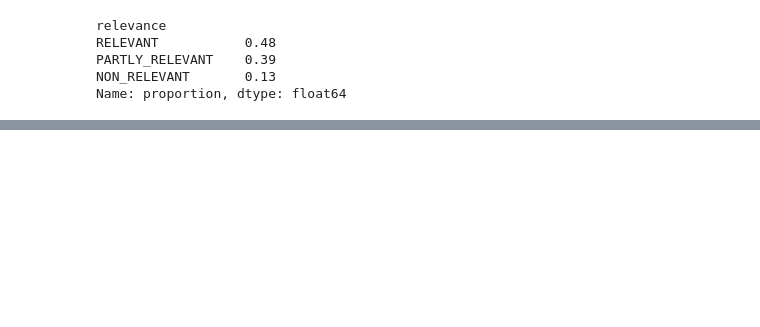
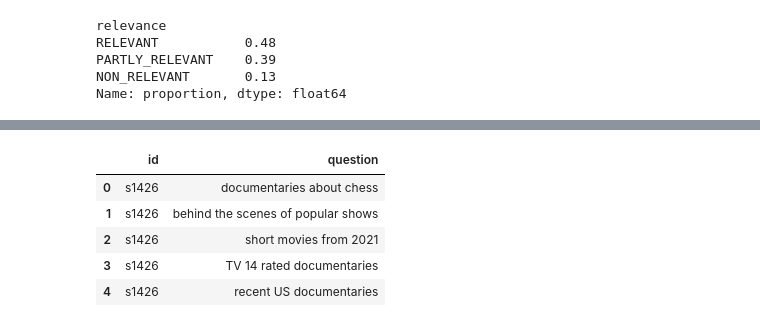
Before and after one commit to nupsea/content-pal, a Jupyter notebook: notebooks/rag_flow.ipynb, the cells around one changed output, grey strips where cells are left out. Drawn from its saved outputs; the diff is of its cells as text; code cells hidden in the pictures; blank space fills up the shorter version.

```diff
--- a/notebooks/rag_flow.ipynb
+++ b/notebooks/rag_flow.ipynb
@@ -357,3 +357,13 @@ edf[edf.relevance == 'NON_RELEVANT']
 | 99 | {\n "catalog_recommendations": []\n} | s7461 | film directed by Gavin O'Connor | NON_RELEVANT | The generated answer does not pro... |
 # %%
 # >>>  Pretty decent for which we didn't get good results
+# %%
+gdf = pd.DataFrame(ground_truth)
+gdf.head()
+# %% [output]
+|  | id | question |
+| 0 | s1426 | documentaries about chess |
+| 1 | s1426 | behind the scenes of popular shows |
+| 2 | s1426 | short movies from 2021 |
+| 3 | s1426 | TV 14 rated documentaries |
+| 4 | s1426 | recent US documentaries |
```
Also changed, not shown: parts of 1 cell of this notebook, 6 other files.
